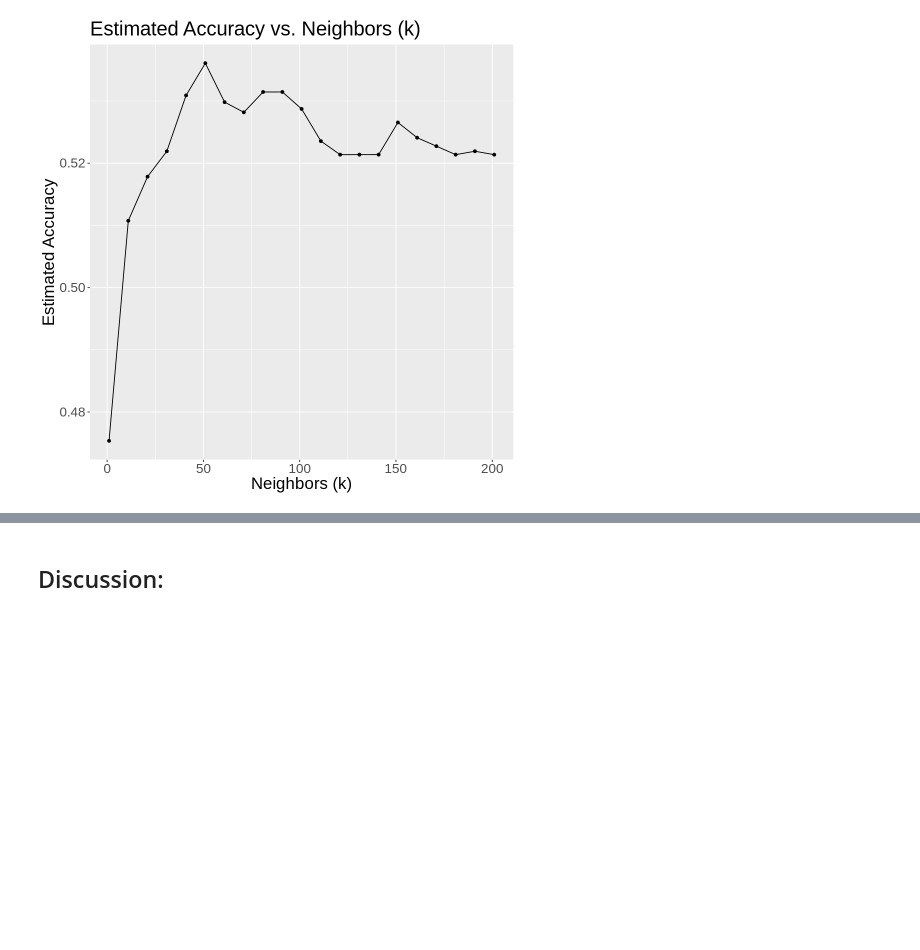
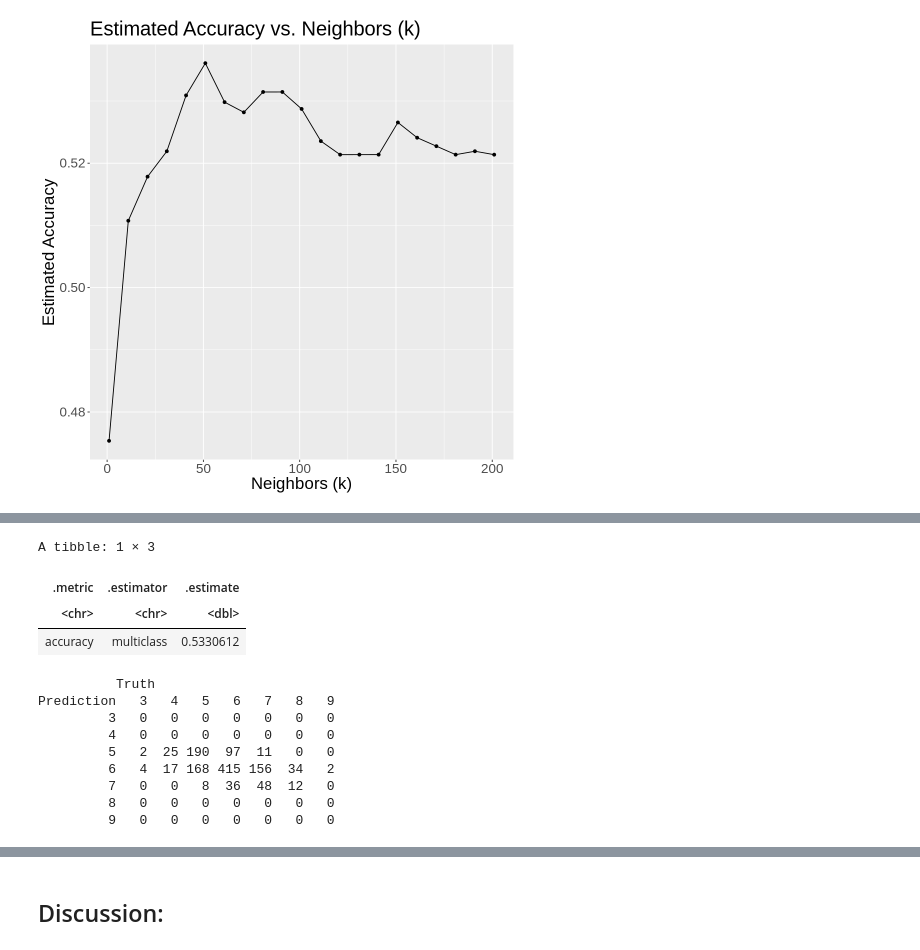
Before and after one commit to pradhyumnan8/DSCI-100-Wine-Quality-Predictor-Project, a Jupyter notebook: group_project_report.ipynb, the cells around one changed output, grey strips where cells are left out. Cells and saved outputs as stored; diff of their text form; code cells hidden in the pictures; blank space fills up the shorter version.

```diff
--- a/group_project_report.ipynb
+++ b/group_project_report.ipynb
@@ -286,0 +308,24 @@ wine_fit <- workflow() |>
+# %%
+wine_metrics <- metrics(data = wine_predictions, truth = quality, estimate = .pred_class) |>
+    filter(.metric == "accuracy")
+
+wine_metrics
+
+wine_conf_mat <- wine_predictions |>
+    conf_mat(truth = quality, estimate = .pred_class)
+
+wine_conf_mat
+# %% [output]
+A tibble: 1 × 3
+| .metric | .estimator | .estimate |
+| <chr> | <chr> | <dbl> |
+| accuracy | multiclass | 0.5330612 |
+          Truth
+Prediction   3   4   5   6   7   8   9
+         3   0   0   0   0   0   0   0
+         4   0   0   0   0   0   0   0
+         5   2  25 190  97  11   0   0
+         6   4  17 168 415 156  34   2
+         7   0   0   8  36  48  12   0
+         8   0   0   0   0   0   0   0
+         9   0   0   0   0   0   0   0
```
Also changed, not shown: parts of 3 cells of this notebook.
